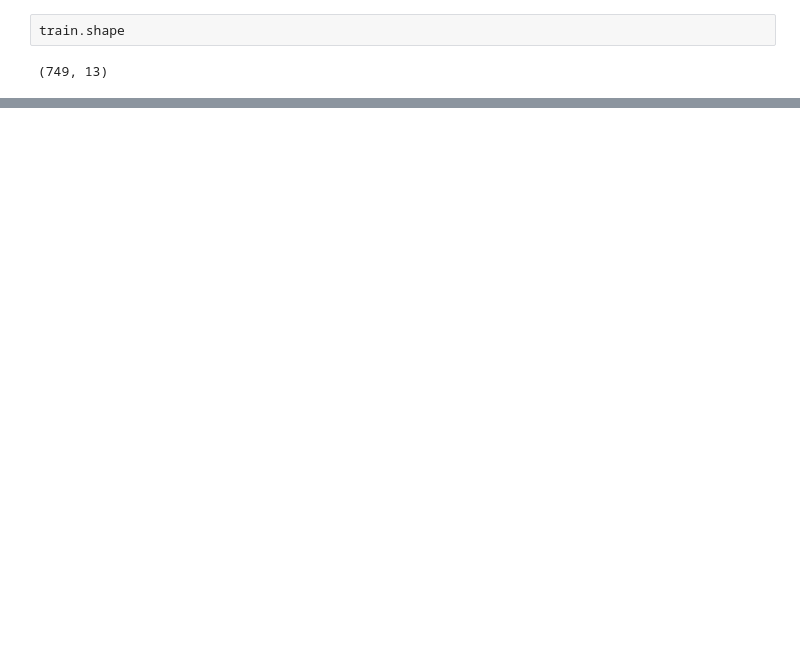
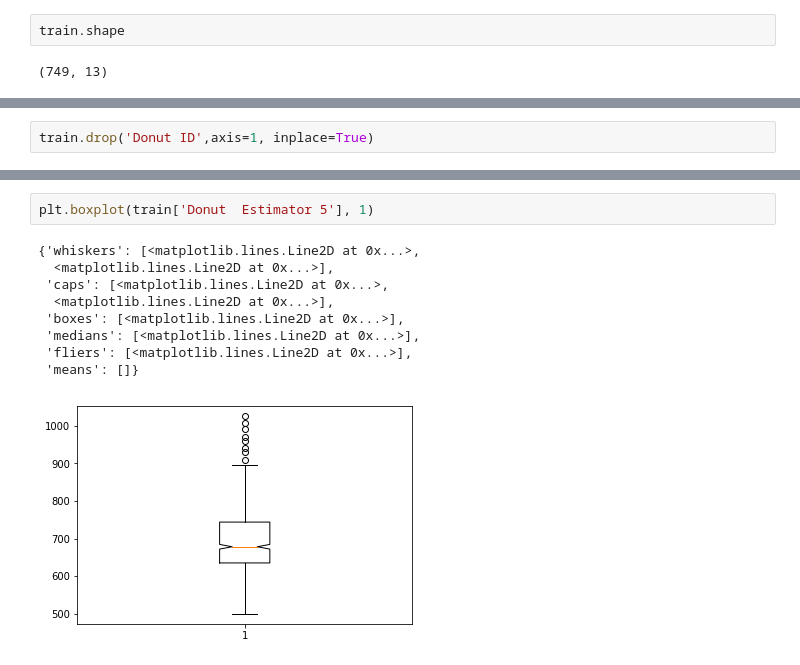
Before and after one commit to biss/donut, a Jupyter notebook: eda.ipynb, the cells around one changed output, grey strips where cells are left out. Cells and saved outputs as stored; diff of their text form; blank space fills up the shorter version.

```diff
--- a/eda.ipynb
+++ b/eda.ipynb
@@ -19,0 +31,2 @@ train.shape
+# %%
+train.drop('Donut ID',axis=1, inplace=True)
@@ -19,0 +65,12 @@ train.shape
+# %%
+plt.boxplot(train['Donut  Estimator 5'], 1)
+# %% [output]
+{'whiskers': [<matplotlib.lines.Line2D at 0x...>,
+  <matplotlib.lines.Line2D at 0x...>],
+ 'caps': [<matplotlib.lines.Line2D at 0x...>,
+  <matplotlib.lines.Line2D at 0x...>],
+ 'boxes': [<matplotlib.lines.Line2D at 0x...>],
+ 'medians': [<matplotlib.lines.Line2D at 0x...>],
+ 'fliers': [<matplotlib.lines.Line2D at 0x...>],
+ 'means': []}
+[figure, added]
```
Also changed, not shown: parts of 20 cells of this notebook.
